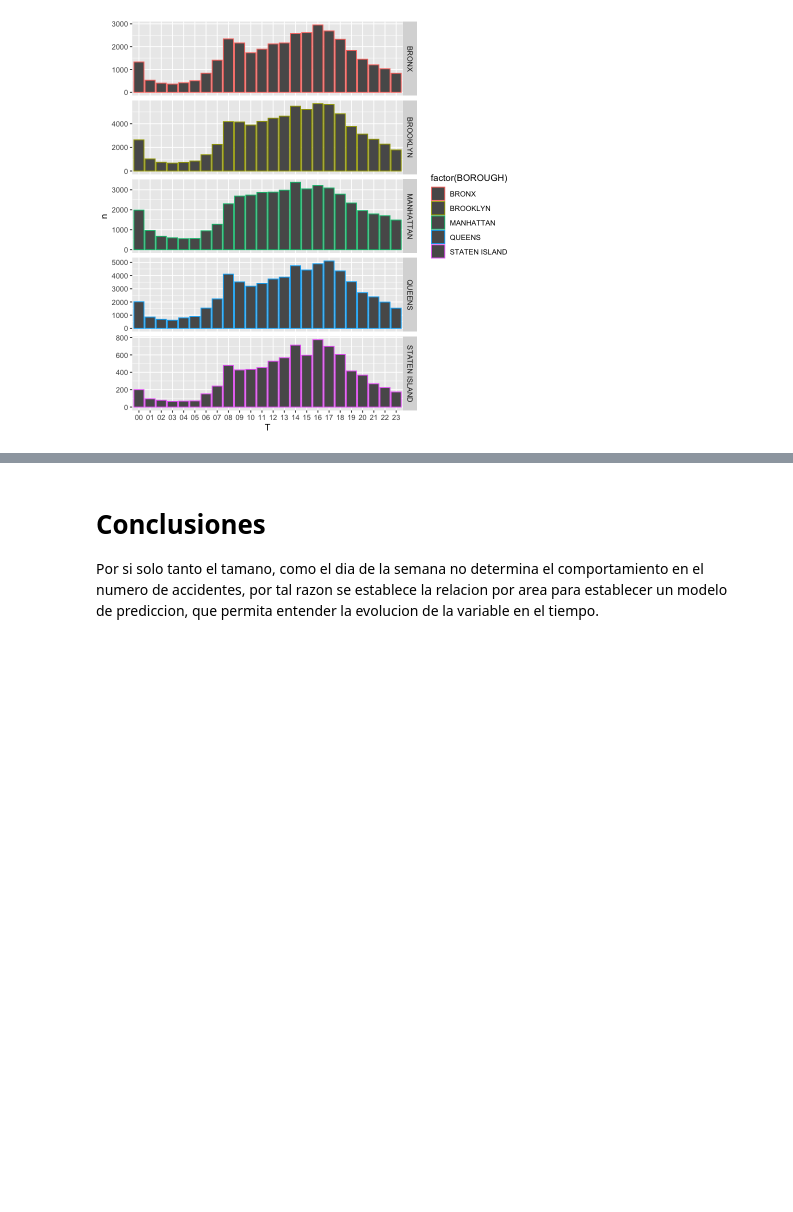
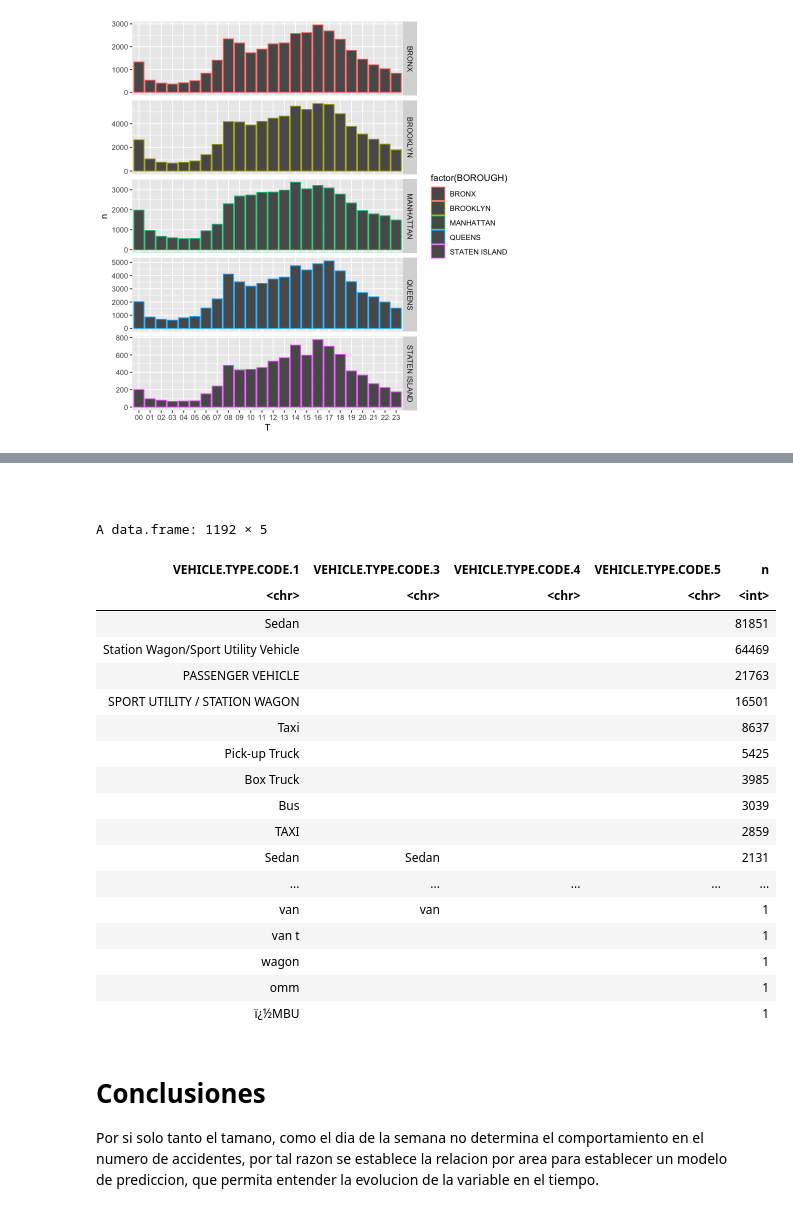
Before and after one commit to javierjaimes/r, a Jupyter notebook: MLSupervised.ipynb, the cells around one changed output, grey strips where cells are left out. Saved outputs shown, nothing was run; the diff lists cells and outputs as text; code cells hidden in the pictures; blank space fills up the shorter version.

```diff
--- a/MLSupervised.ipynb
+++ b/MLSupervised.ipynb
@@ -282,3 +246,28 @@ d %>% count(BOROUGH, T) %>% ggplot(aes(x = T, y = n, colour = factor(BOROUGH)))
+# %% [markdown]
+###
+# %%
+dv <- d %>% select(VEHICLE.TYPE.CODE.1,	, VEHICLE.TYPE.CODE.3, VEHICLE.TYPE.CODE.4, VEHICLE.TYPE.CODE.5)
+dv %>% count(VEHICLE.TYPE.CODE.1, VEHICLE.TYPE.CODE.3, VEHICLE.TYPE.CODE.4,VEHICLE.TYPE.CODE.5) %>% arrange(desc(n))
+# %% [output]
+A data.frame: 1192 × 5
+| VEHICLE.TYPE.CODE.1 | VEHICLE.TYPE.CODE.3 | VEHICLE.TYPE.CODE.4 | VEHICLE.TYPE.CODE.5 | n |
+| <chr> | <chr> | <chr> | <chr> | <int> |
+| Sedan |  |  |  | 81851 |
+| Station Wagon/Sport Utility Vehicle |  |  |  | 64469 |
+| PASSENGER VEHICLE |  |  |  | 21763 |
+| SPORT UTILITY / STATION WAGON |  |  |  | 16501 |
+| Taxi |  |  |  | 8637 |
+| Pick-up Truck |  |  |  | 5425 |
+| Box Truck |  |  |  | 3985 |
+| Bus |  |  |  | 3039 |
+| TAXI |  |  |  | 2859 |
+| Sedan | Sedan |  |  | 2131 |
+| ... | ... | ... | ... | ... |
+| van | van |  |  | 1 |
+| van t |  |  |  | 1 |
+| wagon |  |  |  | 1 |
+| omm |  |  |  | 1 |
+| ï¿½MBU |  |  |  | 1 |
 # %% [markdown]
 # Conclusiones
 
```
Also changed, not shown: parts of 50 cells of this notebook, 8 other files.
